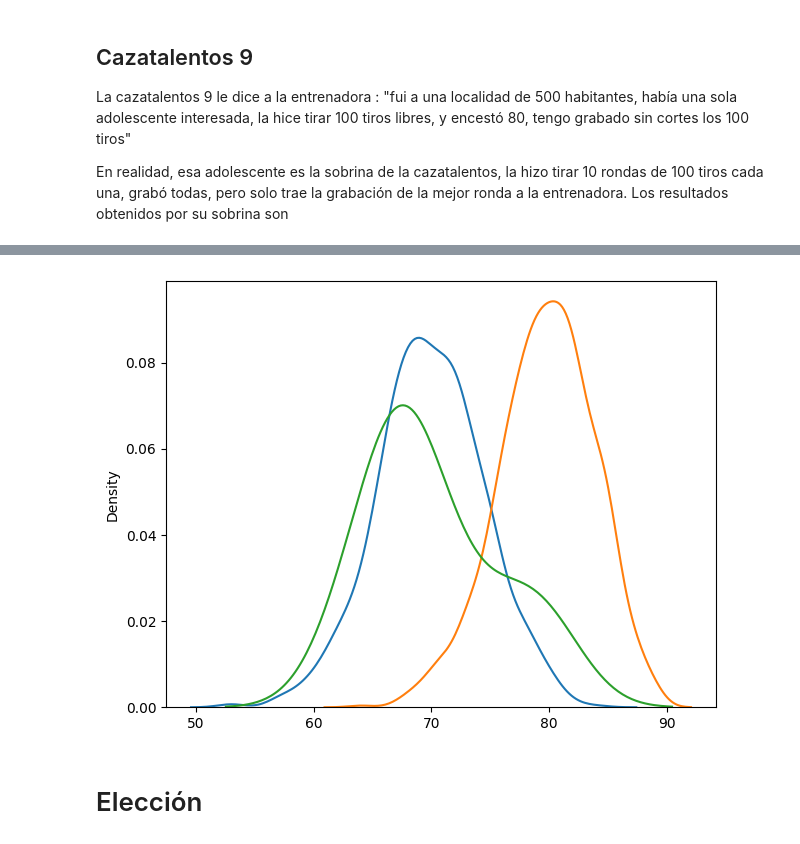
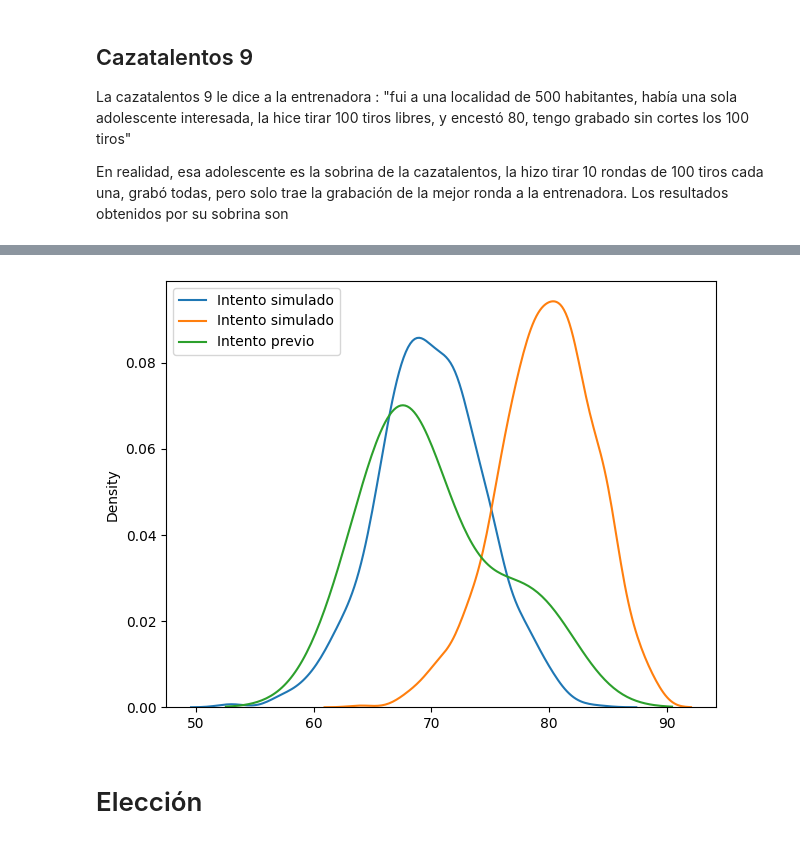
Before and after one commit to UribeAlejandro/dmeyf2023, a Jupyter notebook: src/work/Cazatalentos/solution.ipynb, the cells around one changed output, grey strips where cells are left out. Cells and saved outputs as stored; diff of their text form; code cells hidden in the pictures.

Commit message:
Solucion cazatalentos (2nd try)

```diff
--- a/src/work/Cazatalentos/solution.ipynb
+++ b/src/work/Cazatalentos/solution.ipynb
@@ -471,5 +518,7 @@ p_elegir_correcta, perc_aciertos_prom = p_correcta(prob_enceste_jugadoras, [tiro
 Tiros, p elegir al mejor, aciertos prom, % aciertos prom, repeticiones
 100      0.46            80.175          0.80175         1000
 # %%
-cazatalentos_temp, p_values, q_values, rejected = run_cazatalentos(prob_enceste_jugadoras, tiros, rondas)
+cazatalentos_temp, p_values, q_values, rejected = run_cazatalentos(
+    prob_enceste_jugadoras, tiros, rondas
+)
 # %%
@@ -514,16 +563,21 @@ tiros libres.
 # %%
 n_czt = 8
 rondas = 1
-mejor = (0.85*100 + 0.790*1000) / (100 + 1000)
+mejor = (0.85 * 100 + 0.790 * 1000) / (100 + 1000)
 tiros = 100
 jugadoras = 100
-prob_enceste_jugadoras = [mejor] + [0.85]*1 + [0.84]*2 + [0.83]*3
-prob_enceste_jugadoras = np.append(prob_enceste_jugadoras, np.linspace(0.82, 0.1, jugadoras-len(prob_enceste_jugadoras)))
+prob_enceste_jugadoras = [mejor] + [0.85] * 1 + [0.84] * 2 + [0.83] * 3
+prob_enceste_jugadoras = np.append(
+    prob_enceste_jugadoras,
+    np.linspace(0.82, 0.1, jugadoras - len(prob_enceste_jugadoras)),
+)
 # %%
 p_elegir_correcta, perc_aciertos_prom = p_correcta(prob_enceste_jugadoras, [tiros])
 # %% [output]
 Tiros, p elegir al mejor, aciertos prom, % aciertos prom, repeticiones
 100      0.022           79.357          0.79357         1000
 # %%
-cazatalentos_temp, p_values, q_values, rejected = run_cazatalentos(prob_enceste_jugadoras, tiros, rondas)
+cazatalentos_temp, p_values, q_values, rejected = run_cazatalentos(
+    prob_enceste_jugadoras, tiros, rondas
+)
 # %%
@@ -573,13 +627,16 @@ Tiros, p elegir al mejor, aciertos prom, % aciertos prom, repeticiones
 # %%
-cazatalentos_temp, p_values, q_values, rejected = run_cazatalentos(prob_enceste_jugadoras, tiros, rondas)
+cazatalentos_temp, p_values, q_values, rejected = run_cazatalentos(
+    prob_enceste_jugadoras, tiros, rondas
+)
 # %%
-for k,v in cazatalentos_temp.items():
-    sns.kdeplot(v, label=f'Intento simulado')
-sns.kdeplot(intentos, label=f'Intento previo')
+for k, v in cazatalentos_temp.items():
+    sns.kdeplot(v, label=f"Intento simulado")
+sns.kdeplot(intentos, label=f"Intento previo")
+plt.legend()
 plt.tight_layout()
 plt.show()
 # %% [output]
-[figure, old version]
+[figure, new version]
 # %%
 cazatalentos[n_czt] = {
     "mejor": mejor,
```
Also changed, not shown: parts of 66 cells of this notebook.
